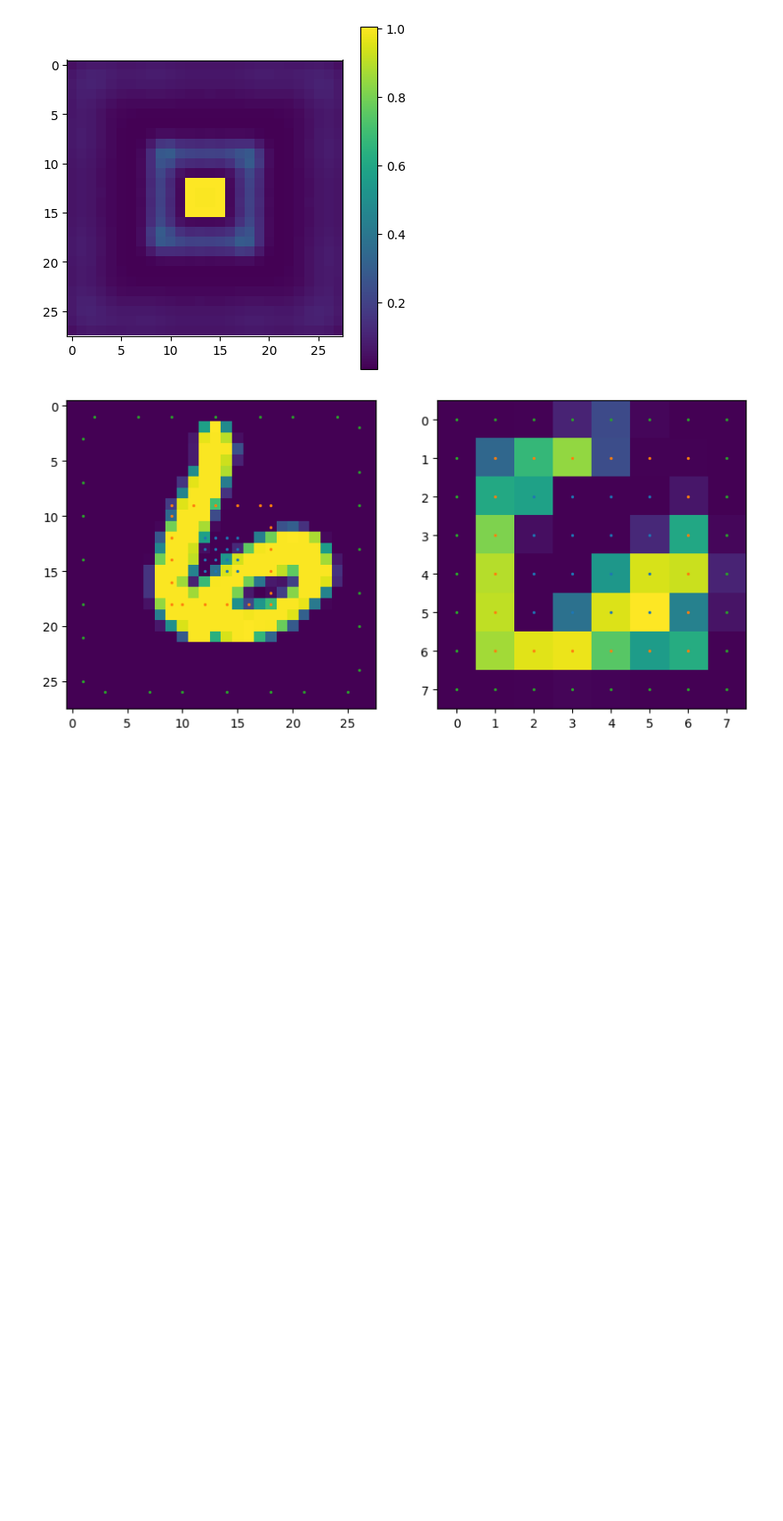
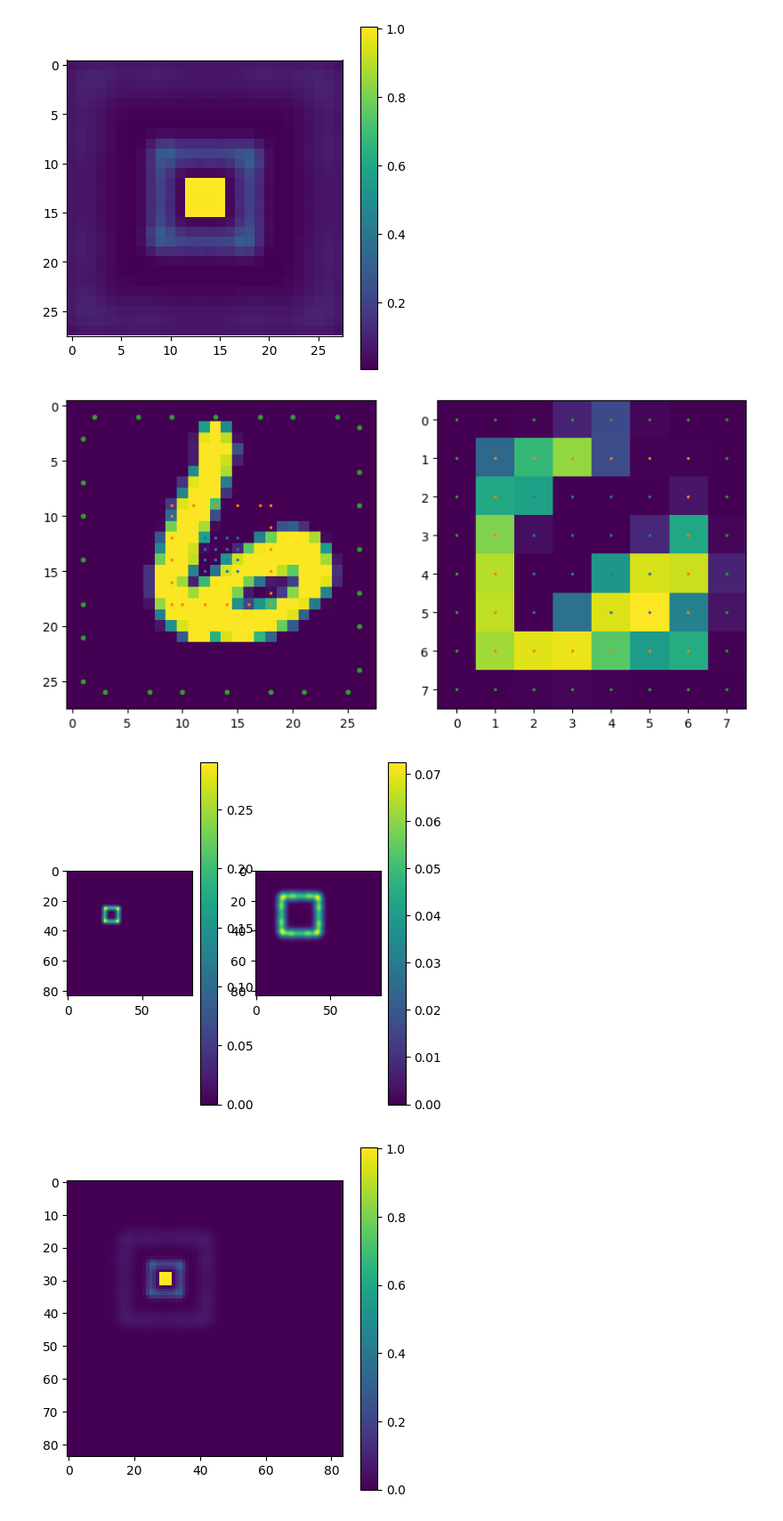
Before and after one commit to ivegner/FoVAE, a Jupyter notebook: foveal_pooling_test.ipynb, the cells around one changed output. Shown at 89% size. Saved outputs shown, nothing was run; the diff lists cells and outputs as text; code cells hidden in the pictures; blank space fills up the shorter version.

Commit message:
Foveation with padding in notebook

```diff
--- a/foveal_pooling_test.ipynb
+++ b/foveal_pooling_test.ipynb
@@ -722,14 +722,20 @@ foveation_params = get_sampled_ring_indices(
 # pad image to twice the size
 # image = F.pad(image, (image.shape[1], image.shape[1], image.shape[2], image.shape[2]))
 
-foveation = sample_foveation_gaussian(image.numpy(), foveation_params, ring_sigmas=[1, 2])
+ring_sigmas = [1, 2]
+
+foveation = sample_foveation_gaussian(image.numpy(), foveation_params, ring_sigmas=ring_sigmas)
 
 
-def plot_image_and_points(image, fovea_points, peri_ring_points, ax, point_size=1):
+def plot_image_and_points(image, fovea_points, peri_ring_points, ax, point_sizes=None):
     ax.imshow(image)
-    ax.scatter(fovea_points[:, 0], fovea_points[:, 1], s=point_size, label=f"Fovea")
+    if point_sizes:
+        assert len(point_sizes) == len(peri_ring_points) + 1, f"Must provide point size for fovea and each of {len(peri_ring_points) + 1} rings"
+    else:
+        point_sizes = [2] * (len(peri_ring_points) + 1)
+    ax.scatter(fovea_points[:, 0], fovea_points[:, 1], s=point_sizes[0], label=f"Fovea")
     for i, ri in enumerate(peri_ring_points):
-        ax.scatter(ri[:, 0], ri[:, 1], s=point_size, label=f"ring {i}")
+        ax.scatter(ri[:, 0], ri[:, 1], s=point_sizes[i], label=f"ring {i}")
 
 
 fig, ax = plt.subplots(1, 2, figsize=(10, 10))
@@ -738,14 +744,13 @@ plot_image_and_points(
     foveation_params["source_indices"]["fovea"],
     foveation_params["source_indices"]["peripheral_rings"],
     ax[0],
-    point_size=2,
+    point_sizes=[2, *[r * 10 for r in ring_sigmas]],
 )
 plot_image_and_points(
     foveation[0],
     foveation_params["mapped_indices"]["fovea"],
     foveation_params["mapped_indices"]["peripheral_rings"],
     ax[1],
-    point_size=2,
 )
 
 # imshow_unnorm(image[[0]])
@@ -754,3 +759,42 @@ plot_image_and_points(
 [figure]
 [figure]
 [figure]
+# %%
+import torch.nn.functional as F
+
+image = images_with_pos[0]
+# pad image to twice the size
+image = F.pad(image, (image.shape[1], image.shape[1], image.shape[2], image.shape[2]), mode="constant")
+
+foveation_params = get_sampled_ring_indices(
+    x_extent=image.shape[1],
+    y_extent=image.shape[2],
+    x_center=30,
+    y_center=30,
+    fovea_radius=2,
+    max_ring_radius=14,
+    num_peri_rings_to_attempt=2,
+)
+
+
+ring_sigmas = [1, 2]
+
+foveation = sample_foveation_gaussian(image.numpy(), foveation_params, ring_sigmas=ring_sigmas)
+
+fig, ax = plt.subplots(1, 2, figsize=(10, 10))
+plot_image_and_points(
+    image[0],
+    foveation_params["source_indices"]["fovea"],
+    foveation_params["source_indices"]["peripheral_rings"],
+    ax[0],
+    point_sizes=[2, *[r * 10 for r in ring_sigmas]],
+)
+plot_image_and_points(
+    foveation[0],
+    foveation_params["mapped_indices"]["fovea"],
+    foveation_params["mapped_indices"]["peripheral_rings"],
+    ax[1],
+)
+# %% [output]
+[figure, added]
+[figure, added]
```
Also changed, not shown: parts of 1 cell of this notebook.
